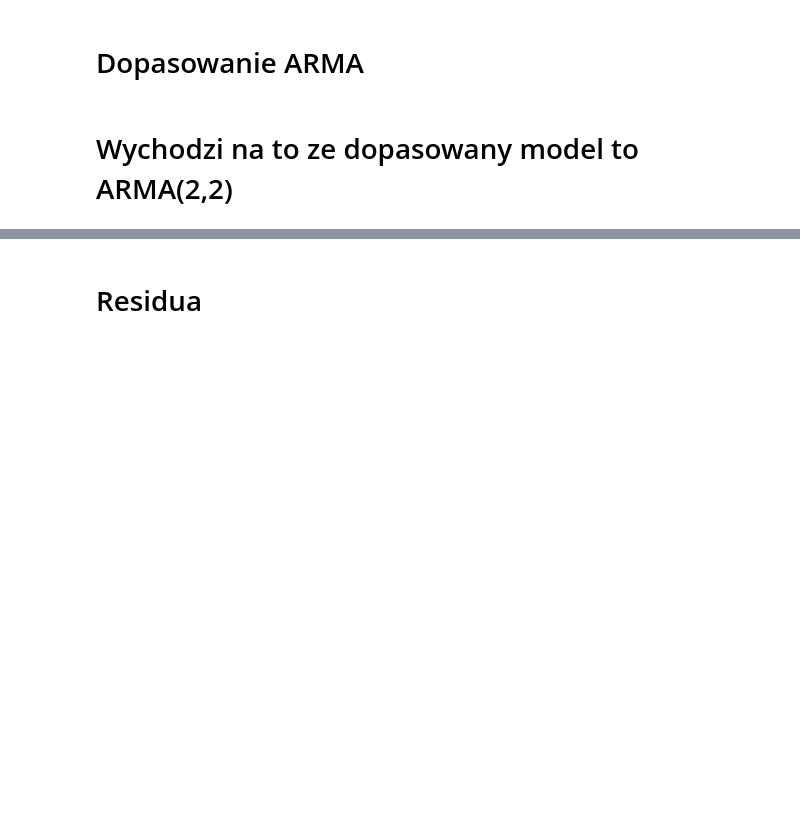
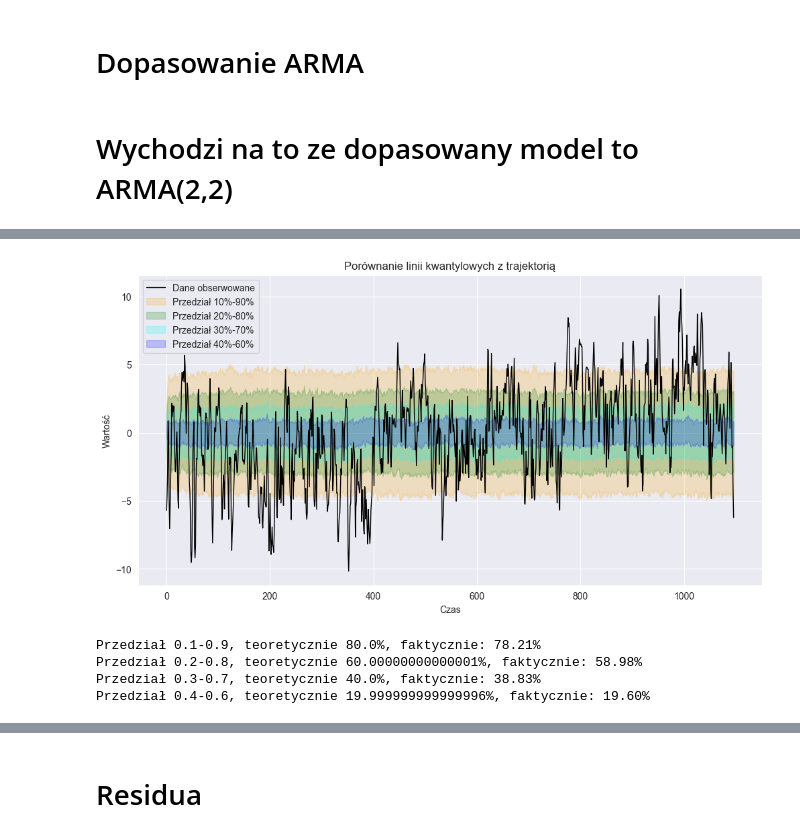
Before and after one commit to mathieuboro/Raport_ARMA_Computer_Analysis_of_Time_Series, a Jupyter notebook: raport.ipynb, the cells around one changed output, grey strips where cells are left out. Drawn from its saved outputs; the diff is of its cells as text; code cells hidden in the pictures; blank space fills up the shorter version.

```diff
--- a/raport.ipynb
+++ b/raport.ipynb
@@ -601,0 +665,74 @@ Wyliczone parametry:
+# %%
+import numpy as np
+import matplotlib.pyplot as plt
+from statsmodels.tsa.arima_process import ArmaProcess
+
+# Załóżmy, że masz dopasowany model ARMA(2,2):
+# results = model.fit()
+# wyniki -> parametry AR(2), MA(2) i sigma2 = results.sigma2
+
+phi1 = 1.65262043
+phi2 = -0.65620510
+theta1 = -0.69154668
+theta2 = -0.24663048
+sigma2 = 3.2178   # wariancja białego szumu
+
+# "ar" i "ma" w konwencji ArmaProcess:
+# ar = [1, -phi1, -phi2]
+# ma = [1,  theta1,  theta2]
+ar = np.array([1.0, -phi1, -phi2])
+ma = np.array([1.0,  theta1,  theta2])
+
+arma_proc = ArmaProcess(ar, ma)
+
+data_length = len(data_cooked)
+N = 1000  # liczba symulacji
+quantiles = [0.1, 0.2, 0.3, 0.4, 0.5, 0.6, 0.7, 0.8, 0.9]
+
+# Macierz, w której będziemy przechowywać wszystkie sztuczne trajektorie:
+sim_matrix = np.zeros((N, data_length))
+
+for i in range(N):
+    # Generujemy jedną ścieżkę z dopasowanego ARMA(2,2)
+    # scale = np.sqrt(sigma2) => std dev białego szumu
+    sim_path = arma_proc.generate_sample(nsample=data_length, scale=np.sqrt(sigma2))
+    sim_matrix[i, :] = sim_path
+
+# Teraz obliczamy dla każdego t (0..data_length-1) kwantyle:
+lines_q = {}  # słownik: lines_q[ q ] = wektor kwantyli w czasie
+for q in quantiles:
+    lines_q[q] = np.percentile(sim_matrix, 100*q, axis=0)
+
+# lines_q[0.1] => np.array wymiaru data_length, opisujący 10-ty percentyl w każdej chwili t
+
+# --- Rysowanie wykresu ---
+plt.figure(figsize=(12,6))
+plt.plot(data_cooked, color='black', label='Dane obserwowane', linewidth=1)
+colors = ['orange','green','cyan','blue','magenta']  # np. tyle co par kwantyli
+
+for i, (q1,q2) in enumerate([(0.1,0.9), (0.2,0.8), (0.3,0.7), (0.4,0.6)]):
+    # Rysujemy obszar pomiędzy lines_q[q1] i lines_q[q2]
+    plt.fill_between(range(data_length), lines_q[q1], lines_q[q2],
+                     color=colors[i], alpha=0.2,
+                     label=f'Przedział {int(q1*100)}%-{int(q2*100)}%')
+
+plt.title('Porównanie linii kwantylowych z trajektorią')
+plt.xlabel('Czas')
+plt.ylabel('Wartość')
+plt.legend()
+plt.show()
+
+# --- Sprawdzenie, jaki odsetek punktów mieści się w danym przedziale ---
+intervals = [(0.1,0.9), (0.2,0.8), (0.3,0.7), (0.4,0.6)]
+for (q1,q2) in intervals:
+    lower = lines_q[q1]
+    upper = lines_q[q2]
+    in_count = np.sum((data_cooked >= lower) & (data_cooked <= upper))
+    in_percent = 100 * in_count / data_length
+    print(f"Przedział {q1}-{q2}, teoretycznie {(q2-q1)*100}%, faktycznie: {in_percent:.2f}%")
+# %% [output]
+[figure, added]
+Przedział 0.1-0.9, teoretycznie 80.0%, faktycznie: 78.21%
+Przedział 0.2-0.8, teoretycznie 60.00000000000001%, faktycznie: 58.98%
+Przedział 0.3-0.7, teoretycznie 40.0%, faktycznie: 38.83%
+Przedział 0.4-0.6, teoretycznie 19.999999999999996%, faktycznie: 19.60%
```
Also changed, not shown: parts of 12 cells of this notebook.
